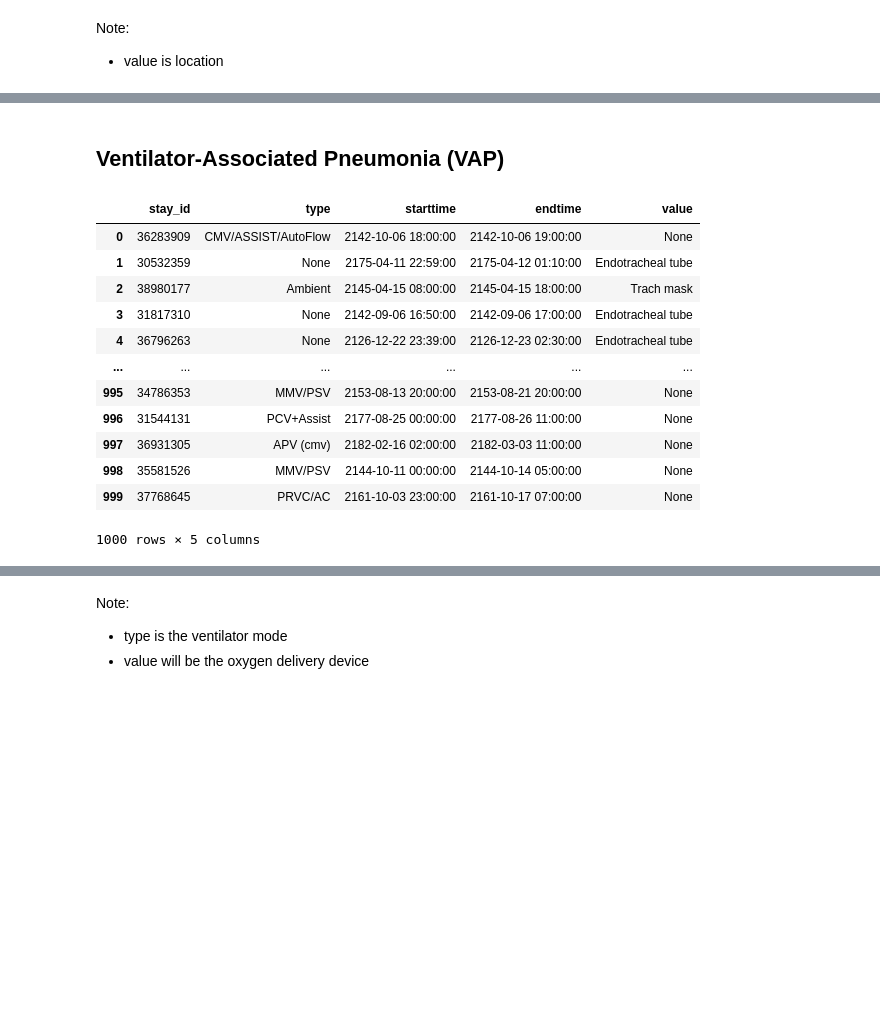
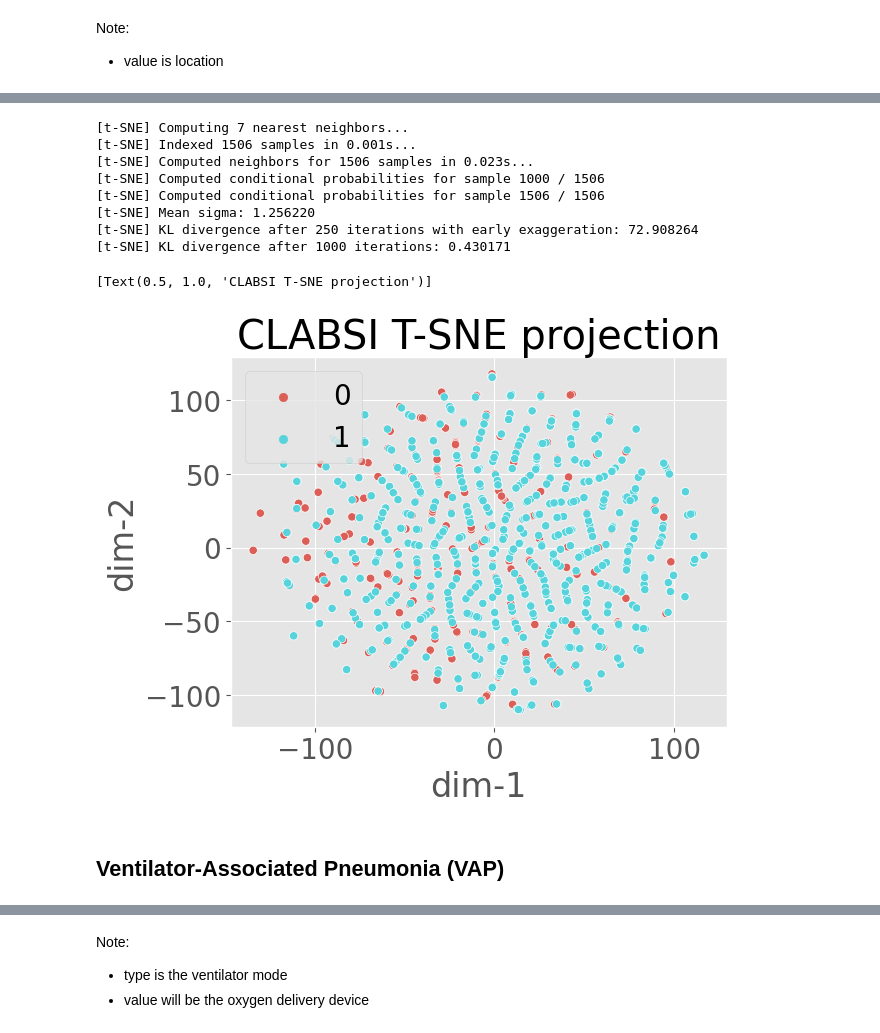
Before and after one commit to wdemichele/COMP90089-VAP-Diagnosis, a Jupyter notebook: explore/invasive_devices.ipynb, the cells around one changed output, grey strips where cells are left out. Drawn from its saved outputs; the diff is of its cells as text; code cells hidden in the pictures; blank space fills up the shorter version.

```diff
--- a/explore/invasive_devices.ipynb
+++ b/explore/invasive_devices.ipynb
@@ -122,4 +198,2 @@ LIMIT 1000
 ;
 """
-# %%
-run_query(clabsi)
@@ -143,3 +309,36 @@ Note:
+# %%
+# embedding visualization
+sampled = clabsi_df.groupby('label', group_keys=False).apply(lambda x: x.sample(clabsi_df["label"].sum()))
+X = sampled.drop('label',axis = 1)
+y = sampled["label"]
+
+tsne = TSNE(n_components=2, verbose=1, random_state=123, perplexity=2, n_iter=1000)
+emb = tsne.fit_transform(X)
+
+df = pd.DataFrame({
+    "y": y,
+    "dim-1": emb[:, 0],
+    "dim-2": emb[:, 1]
+})
+
+sns.scatterplot(
+    x="dim-1",
+    y="dim-2",
+    hue=df.y.tolist(),
+    palette=sns.color_palette("hls", 2),
+    data=df
+).set(title="CLABSI T-SNE projection")
+# %% [output]
+[t-SNE] Computing 7 nearest neighbors...
+[t-SNE] Indexed 1506 samples in 0.001s...
+[t-SNE] Computed neighbors for 1506 samples in 0.023s...
+[t-SNE] Computed conditional probabilities for sample 1000 / 1506
+[t-SNE] Computed conditional probabilities for sample 1506 / 1506
+[t-SNE] Mean sigma: 1.256220
+[t-SNE] KL divergence after 250 iterations with early exaggeration: 72.908264
+[t-SNE] KL divergence after 1000 iterations: 0.430171
+[Text(0.5, 1.0, 'CLABSI T-SNE projection')]
+[figure, added]
 # %% [markdown]
 ## Ventilator-Associated Pneumonia (VAP)
 # %%
@@ -235,18 +434,2 @@ LIMIT 1000
 ;
 """
-# %%
-run_query(vap)
-# %% [output]
-|  | stay_id | type | starttime | endtime | value |
-| 0 | 36283909 | CMV/ASSIST/AutoFlow | 2142-10-06 18:00:00 | 2142-10-06 19:00:00 | None |
-| 1 | 30532359 | None | 2175-04-11 22:59:00 | 2175-04-12 01:10:00 | Endotracheal tube |
-| 2 | 38980177 | Ambient | 2145-04-15 08:00:00 | 2145-04-15 18:00:00 | Trach mask |
-| 3 | 31817310 | None | 2142-09-06 16:50:00 | 2142-09-06 17:00:00 | Endotracheal tube |
-| 4 | 36796263 | None | 2126-12-22 23:39:00 | 2126-12-23 02:30:00 | Endotracheal tube |
-| ... | ... | ... | ... | ... | ... |
-| 995 | 34786353 | MMV/PSV | 2153-08-13 20:00:00 | 2153-08-21 20:00:00 | None |
-| 996 | 31544131 | PCV+Assist | 2177-08-25 00:00:00 | 2177-08-26 11:00:00 | None |
-| 997 | 36931305 | APV (cmv) | 2182-02-16 02:00:00 | 2182-03-03 11:00:00 | None |
-| 998 | 35581526 | MMV/PSV | 2144-10-11 00:00:00 | 2144-10-14 05:00:00 | None |
-| 999 | 37768645 | PRVC/AC | 2161-10-03 23:00:00 | 2161-10-17 07:00:00 | None |
-1000 rows × 5 columns
```
Also changed, not shown: parts of 47 cells of this notebook.
